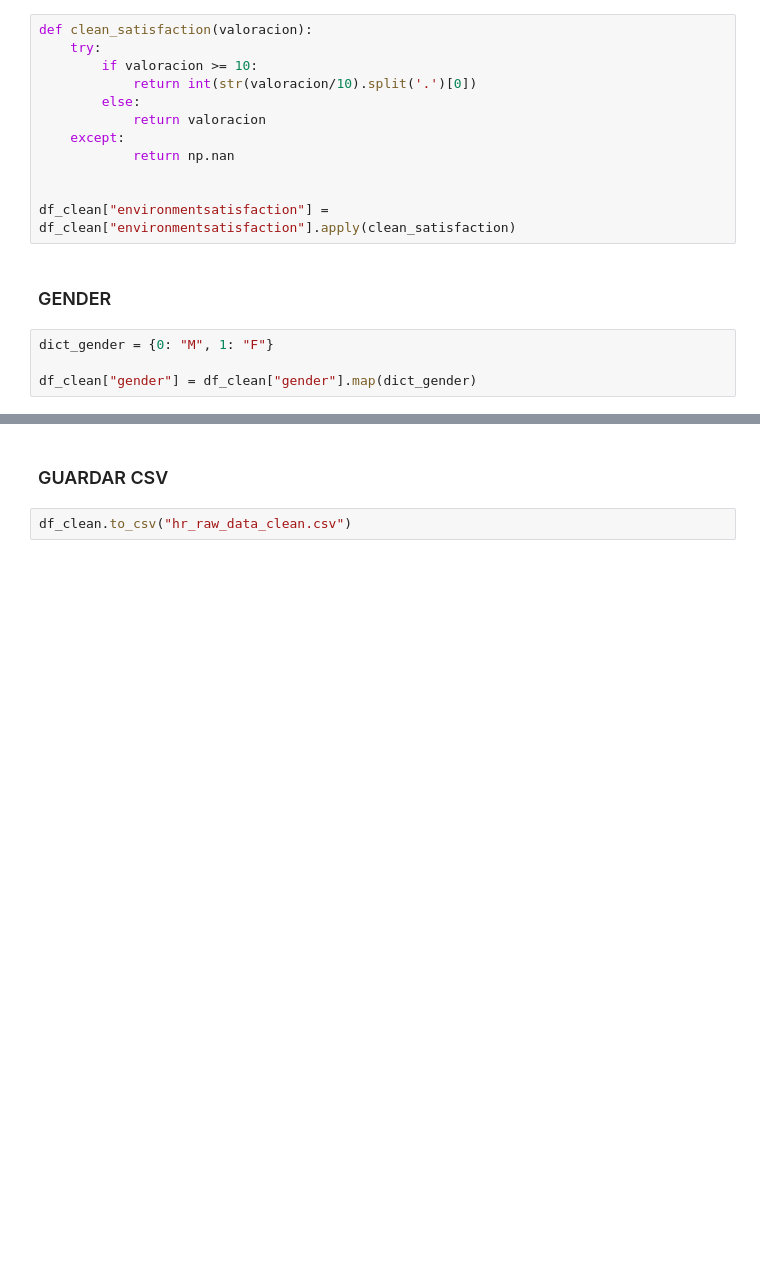
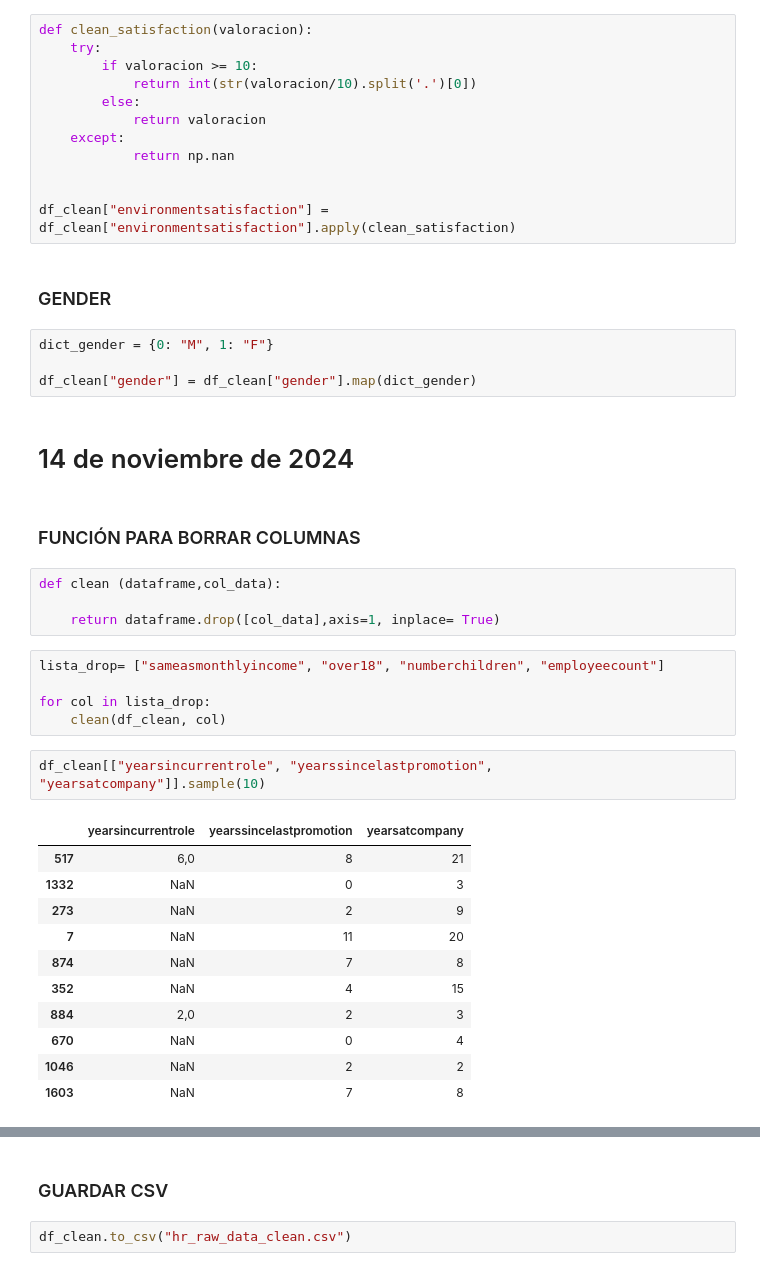
Before and after one commit to FiSaRaff/project-da-promo-k-modulo-3-team-2, a Jupyter notebook: limpieza_datos.ipynb, the cells around one changed output, grey strips where cells are left out. Drawn from its saved outputs; the diff is of its cells as text; blank space fills up the shorter version.

```diff
--- a/limpieza_datos.ipynb
+++ b/limpieza_datos.ipynb
@@ -120,3 +120,30 @@ df_clean["environmentsatisfaction"] = df_clean["environmentsatisfaction"].apply(
 dict_gender = {0: "M", 1: "F"}
 
 df_clean["gender"] = df_clean["gender"].map(dict_gender)
+# %% [markdown]
+# 14 de noviembre de 2024
+# %% [markdown]
+### FUNCIÓN PARA BORRAR COLUMNAS
+# %%
+def clean (dataframe,col_data):
+
+    return dataframe.drop([col_data],axis=1, inplace= True)
+# %%
+lista_drop= ["sameasmonthlyincome", "over18", "numberchildren", "employeecount"]
+
+for col in lista_drop:
+    clean(df_clean, col)
+# %%
+df_clean[["yearsincurrentrole", "yearssincelastpromotion", "yearsatcompany"]].sample(10)
+# %% [output]
+|  | yearsincurrentrole | yearssincelastpromotion | yearsatcompany |
+| 517 | 6,0 | 8 | 21 |
+| 1332 | NaN | 0 | 3 |
+| 273 | NaN | 2 | 9 |
+| 7 | NaN | 11 | 20 |
+| 874 | NaN | 7 | 8 |
+| 352 | NaN | 4 | 15 |
+| 884 | 2,0 | 2 | 3 |
+| 670 | NaN | 0 | 4 |
+| 1046 | NaN | 2 | 2 |
+| 1603 | NaN | 7 | 8 |
```
Also changed, not shown: parts of 5 cells of this notebook, 2 other files.
